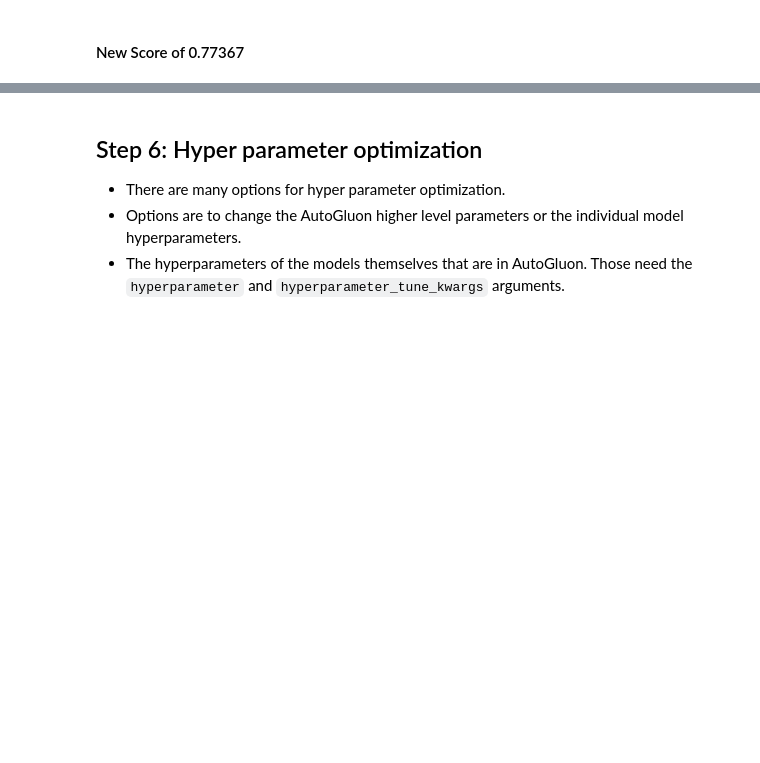
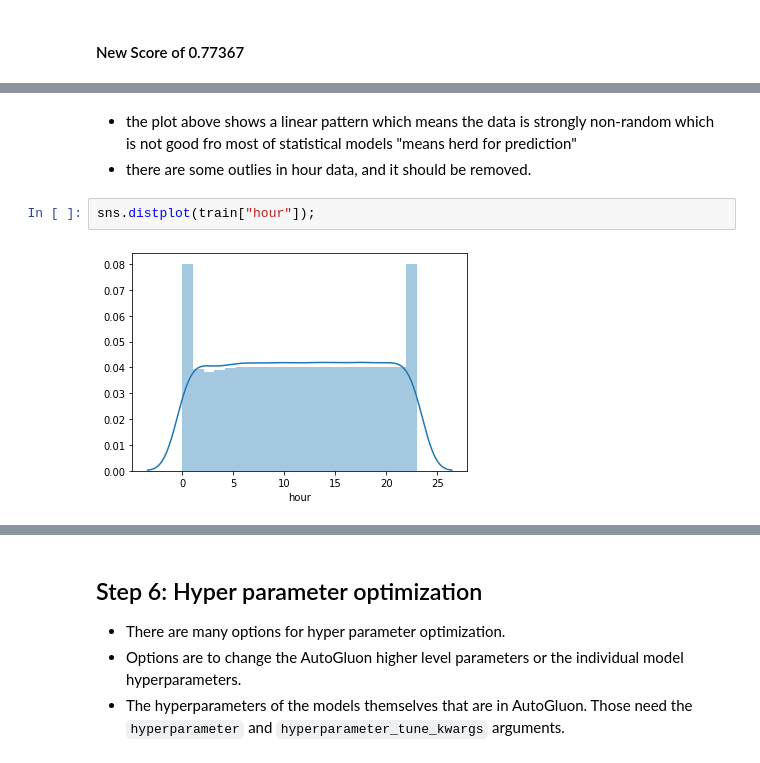
Before and after one commit to mervat-khaled/cd0385-project-starter, a Jupyter notebook: project/project-template.ipynb, the cells around one changed output, grey strips where cells are left out. Drawn from its saved outputs; the diff is of its cells as text; blank space fills up the shorter version.

```diff
--- a/project/project-template.ipynb
+++ b/project/project-template.ipynb
@@ -514,0 +571,7 @@ Successfully submitted to Bike Sharing Demand
+# %% [markdown]
+* the plot above shows a linear pattern which means the data is strongly non-random which is not good fro most of statistical models "means herd for prediction"
+* there are some outlies in hour data, and it should be removed.
+# %%
+sns.distplot(train["hour"]);
+# %% [output]
+[figure, added]
```
Also changed, not shown: parts of 26 cells of this notebook.
